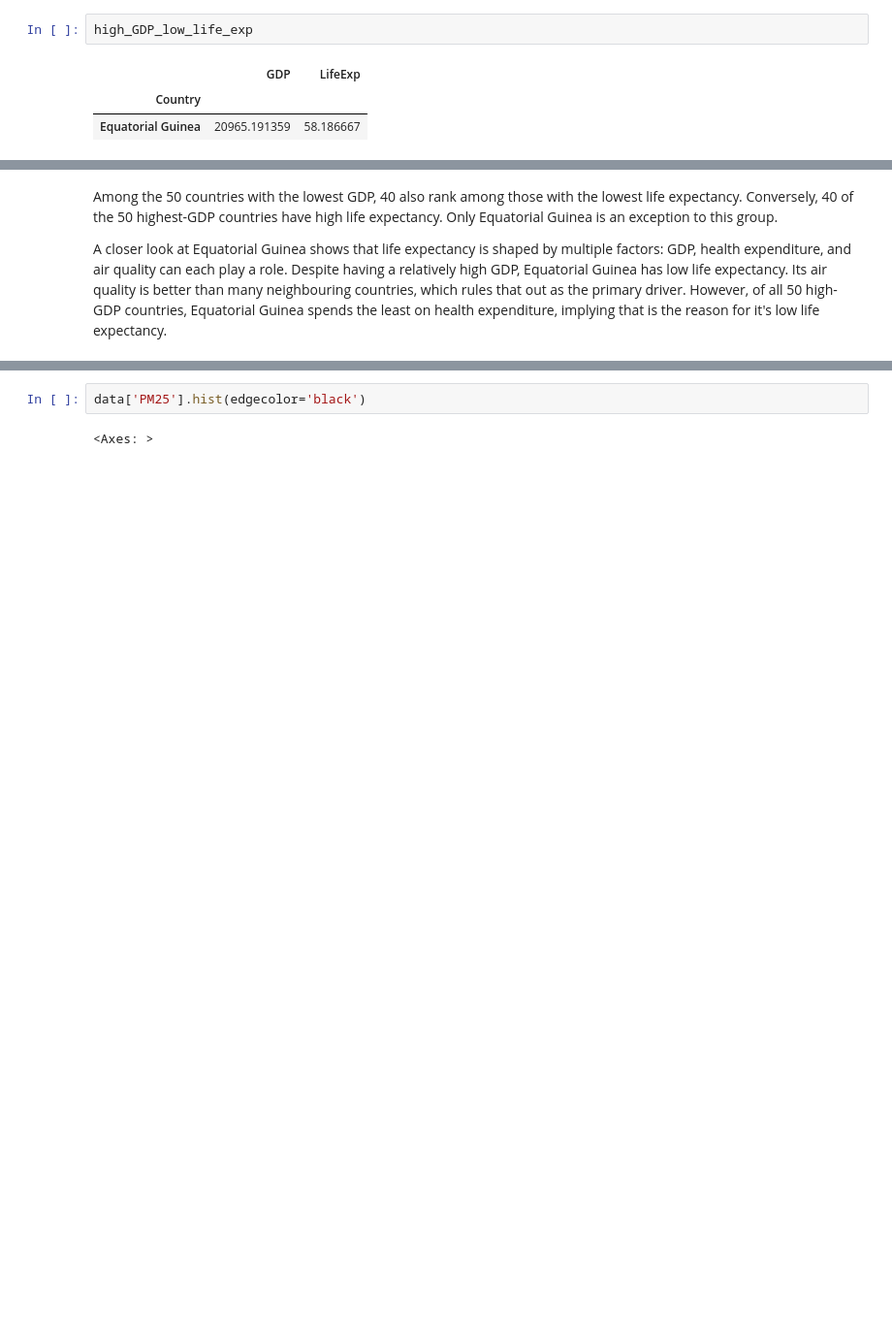
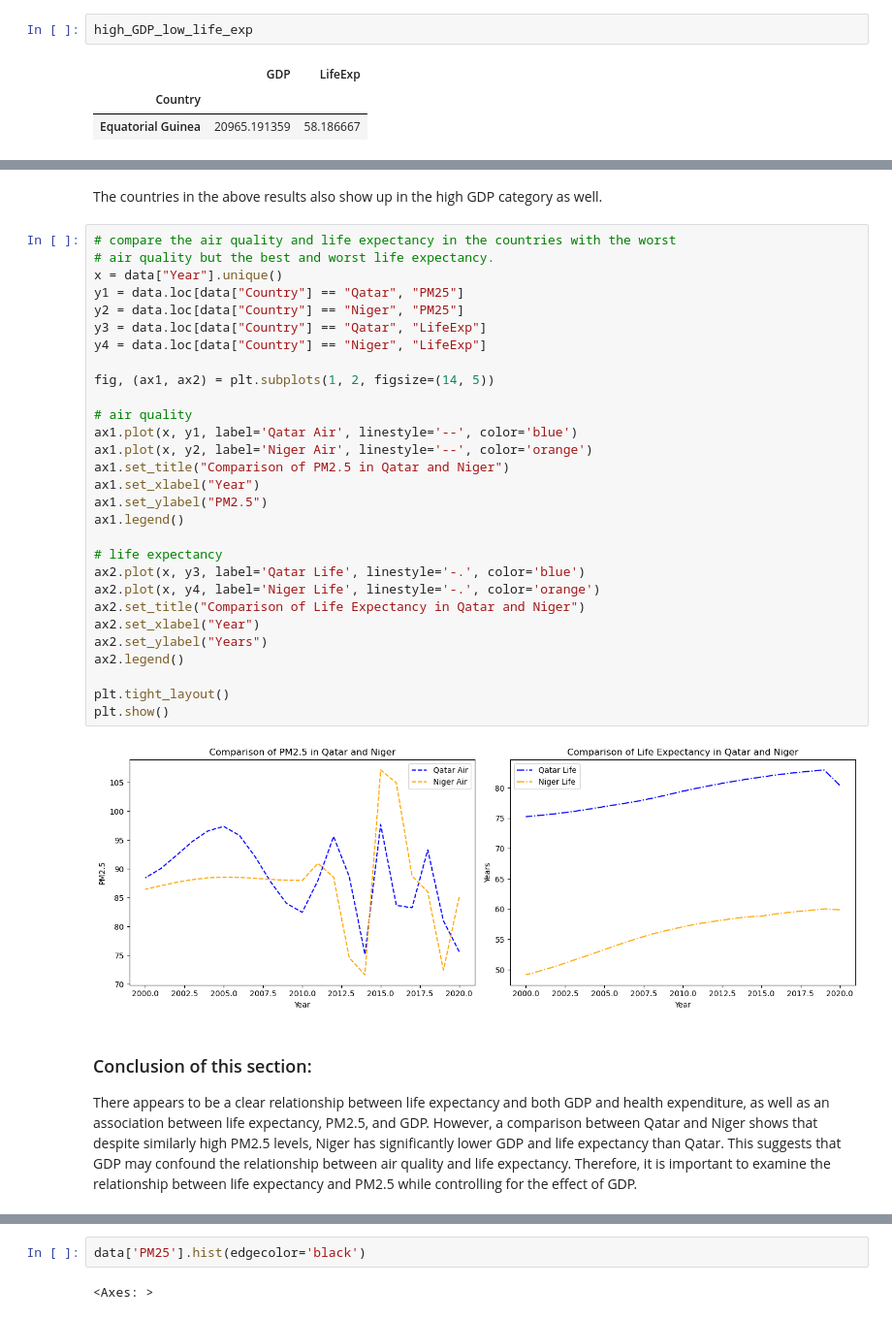
Before and after one commit to Gskakar/Mini_Project_195, a Jupyter notebook: 195_EDA.ipynb, the cells around one changed output, grey strips where cells are left out. Shown at 97% size. Cells and saved outputs as stored; diff of their text form; blank space fills up the shorter version.

```diff
--- a/195_EDA.ipynb
+++ b/195_EDA.ipynb
@@ -363,6 +400,38 @@ country_GDP__healthExp.sort_values(by="GDP", ascending=False).head(50)
+# %% [markdown]
+The countries in the above results also show up in the high GDP category as well.
+# %%
+# compare the air quality and life expectancy in the countries with the worst
+# air quality but the best and worst life expectancy.
+x = data["Year"].unique()
+y1 = data.loc[data["Country"] == "Qatar", "PM25"]
+y2 = data.loc[data["Country"] == "Niger", "PM25"]
+y3 = data.loc[data["Country"] == "Qatar", "LifeExp"]
+y4 = data.loc[data["Country"] == "Niger", "LifeExp"]
+
+fig, (ax1, ax2) = plt.subplots(1, 2, figsize=(14, 5))
+
+# air quality
+ax1.plot(x, y1, label='Qatar Air', linestyle='--', color='blue')
+ax1.plot(x, y2, label='Niger Air', linestyle='--', color='orange')
+ax1.set_title("Comparison of PM2.5 in Qatar and Niger")
+ax1.set_xlabel("Year")
+ax1.set_ylabel("PM2.5")
+ax1.legend()
+
+# life expectancy
+ax2.plot(x, y3, label='Qatar Life', linestyle='-.', color='blue')
+ax2.plot(x, y4, label='Niger Life', linestyle='-.', color='orange')
+ax2.set_title("Comparison of Life Expectancy in Qatar and Niger")
+ax2.set_xlabel("Year")
+ax2.set_ylabel("Years")
+ax2.legend()
+
+plt.tight_layout()
+plt.show()
+# %% [output]
+[figure, new version]
 # %% [markdown]
-Among the 50 countries with the lowest GDP, 40 also rank among those with the lowest life expectancy. Conversely, 40 of the 50 highest-GDP countries have high life expectancy. Only Equatorial Guinea is an exception to this group.
-
-A closer look at Equatorial Guinea shows that life expectancy is shaped by multiple factors: GDP, health expenditure, and air quality can each play a role. Despite having a relatively high GDP, Equatorial Guinea has low life expectancy. Its air quality is better than many neighbouring countries, which rules that out as the primary driver. However, of all 50 high-GDP countries, Equatorial Guinea spends the least on health expenditure, implying that is the reason for it's low life expectancy.
+### Conclusion of this section:
+There appears to be a clear relationship between life expectancy and both GDP and health expenditure, as well as an association between life expectancy, PM2.5, and GDP. However, a comparison between Qatar and Niger shows that despite similarly high PM2.5 levels, Niger has significantly lower GDP and life expectancy than Qatar. This suggests that GDP may confound the relationship between air quality and life expectancy. Therefore, it is important to examine the relationship between life expectancy and PM2.5 while controlling for the effect of GDP.
 # %% [markdown]
 ## Hypothesis Testing
```
Also changed, not shown: parts of 26 cells of this notebook.
